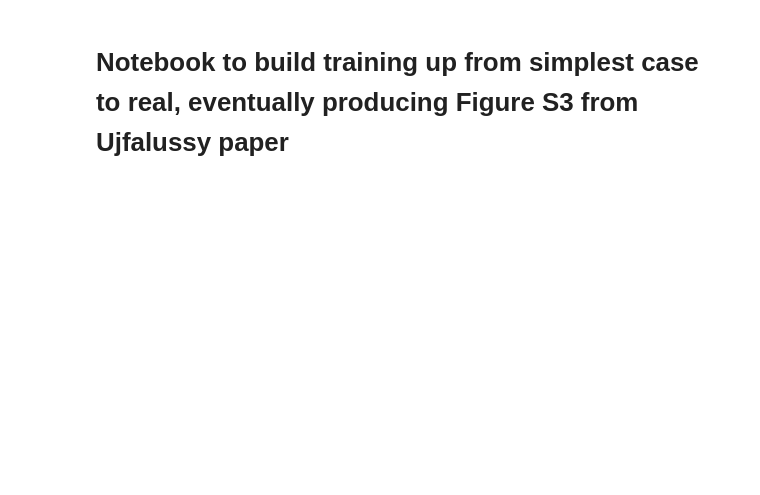
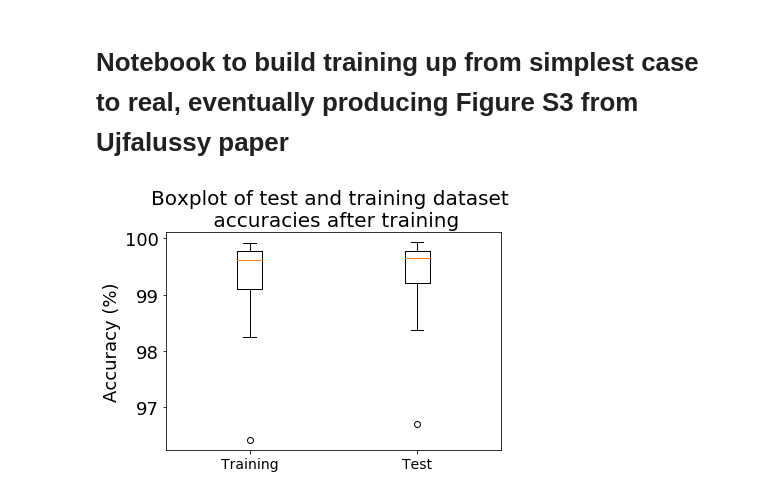
Before and after one commit to eap40/iib-neuro-proj, a Jupyter notebook: Notebooks/training_build.ipynb, the cells around one changed output. Drawn from its saved outputs; the diff is of its cells as text; code cells hidden in the pictures; blank space fills up the shorter version.

Commit message:
Added graphics investigating final training accuracy as num epochs and num attempts are varied

```diff
--- a/Notebooks/training_build.ipynb
+++ b/Notebooks/training_build.ipynb
@@ -51,15 +51,17 @@ train_accuracies, test_accuracies, trained_params_list, target_params_list = tes
 # %%
 # box plot of recovered accuracies in hLN models
 matplotlib.rcParams.update({'font.size': 18})
 fig, ax = plt.subplots()
 ax.set_title('Boxplot of test and training dataset \n accuracies after training', fontsize=20)
 ax.boxplot([train_accuracies, test_accuracies])
 ax.set_xticklabels(['Training', 'Test'], fontsize=14)
 ax.set_ylabel("Accuracy (%)")
 # ax.set_ylim(100)
-
+|
 # plt.savefig("Figures/1l_accuracies_5attempts_10sims.png")
 plt.show()
+# %% [output]
+[figure, added]
 # %%
 def plot_params_1l(trained_params, target_params, name="name", save=False):
     """create plots to compare trained parameters with target parameters for single subunit linear model.
```
Also changed, not shown: parts of 9 cells of this notebook.
